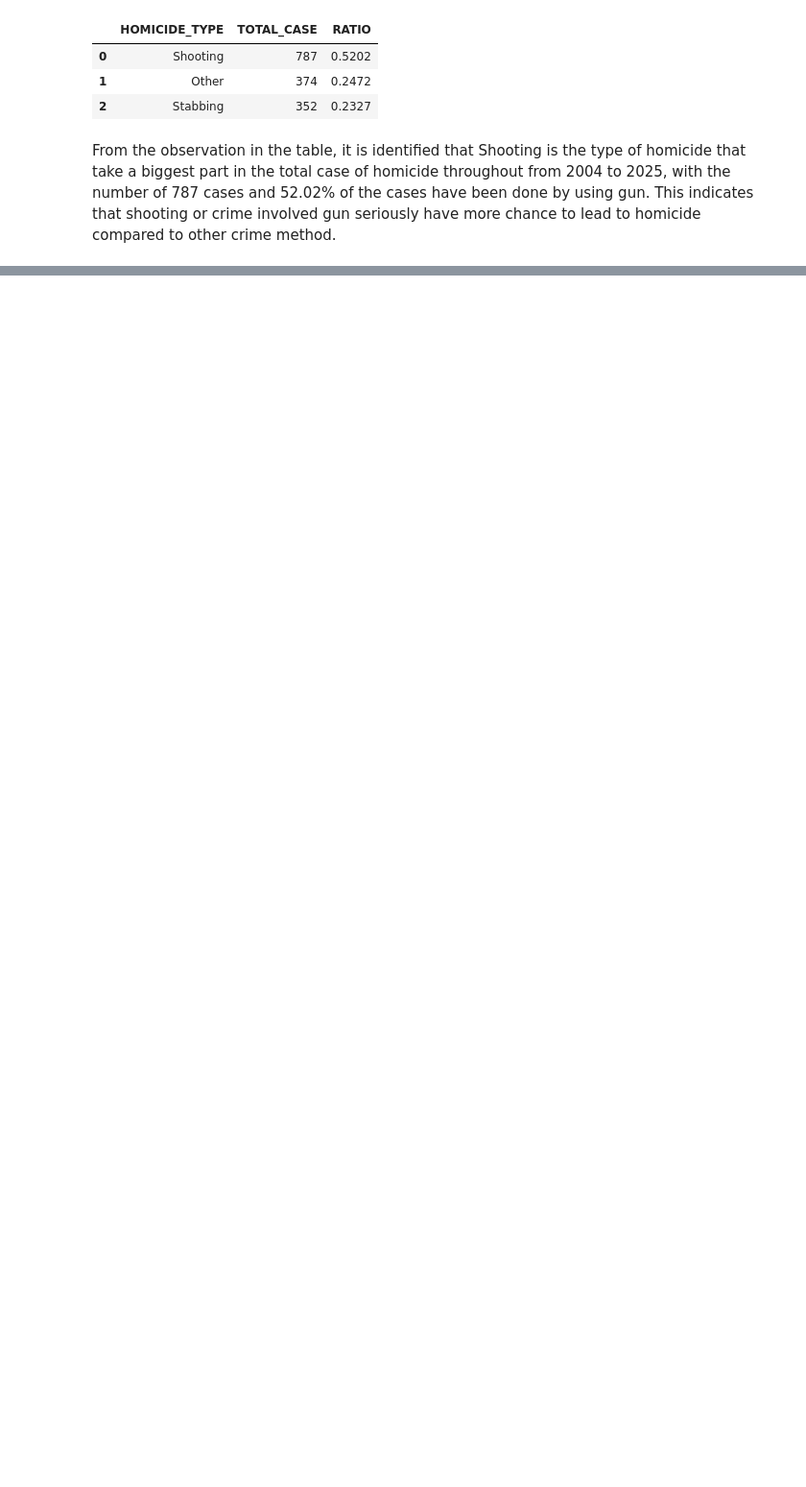
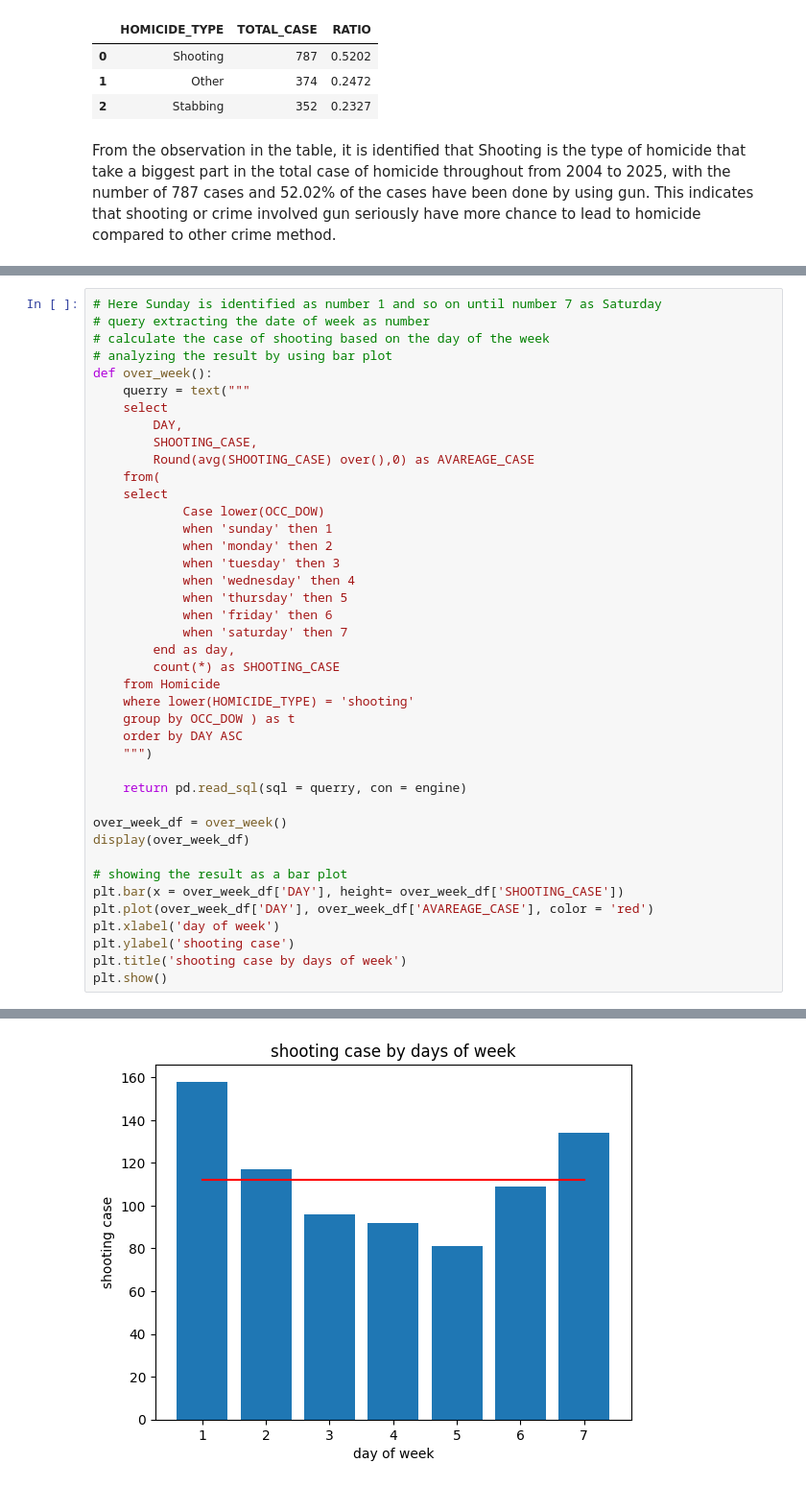
Before and after one commit to tranminhghj123/Data471_project, a Jupyter notebook: project_milestone.ipynb, the cells around one changed output, grey strips where cells are left out. Shown at 96% size. Cells and saved outputs as stored; diff of their text form; blank space fills up the shorter version.

```diff
--- a/project_milestone.ipynb
+++ b/project_milestone.ipynb
@@ -169,0 +230,42 @@ From the table and diagram, it can be said that gun shooting case for homicide h
+# %%
+# Here Sunday is identified as number 1 and so on until number 7 as Saturday
+# query extracting the date of week as number
+# calculate the case of shooting based on the day of the week
+# analyzing the result by using bar plot
+def over_week():
+    querry = text("""
+    select
+        DAY,
+        SHOOTING_CASE,
+        Round(avg(SHOOTING_CASE) over(),0) as AVAREAGE_CASE
+    from(
+    select
+            Case lower(OCC_DOW)
+            when 'sunday' then 1
+            when 'monday' then 2
+            when 'tuesday' then 3
+            when 'wednesday' then 4
+            when 'thursday' then 5
+            when 'friday' then 6
+            when 'saturday' then 7
+        end as day,
+        count(*) as SHOOTING_CASE
+    from Homicide
+    where lower(HOMICIDE_TYPE) = 'shooting'
+    group by OCC_DOW ) as t
+    order by DAY ASC
+    """)
+
+    return pd.read_sql(sql = querry, con = engine)
+
+over_week_df = over_week()
+display(over_week_df)
+
+# showing the result as a bar plot
+plt.bar(x = over_week_df['DAY'], height= over_week_df['SHOOTING_CASE'])
+plt.plot(over_week_df['DAY'], over_week_df['AVAREAGE_CASE'], color = 'red')
+plt.xlabel('day of week')
+plt.ylabel('shooting case')
+plt.title('shooting case by days of week')
+plt.show()
+# %% [output]
@@ -169,0 +280 @@ From the table and diagram, it can be said that gun shooting case for homicide h
+[figure, added]
```
Also changed, not shown: parts of 21 cells of this notebook.
